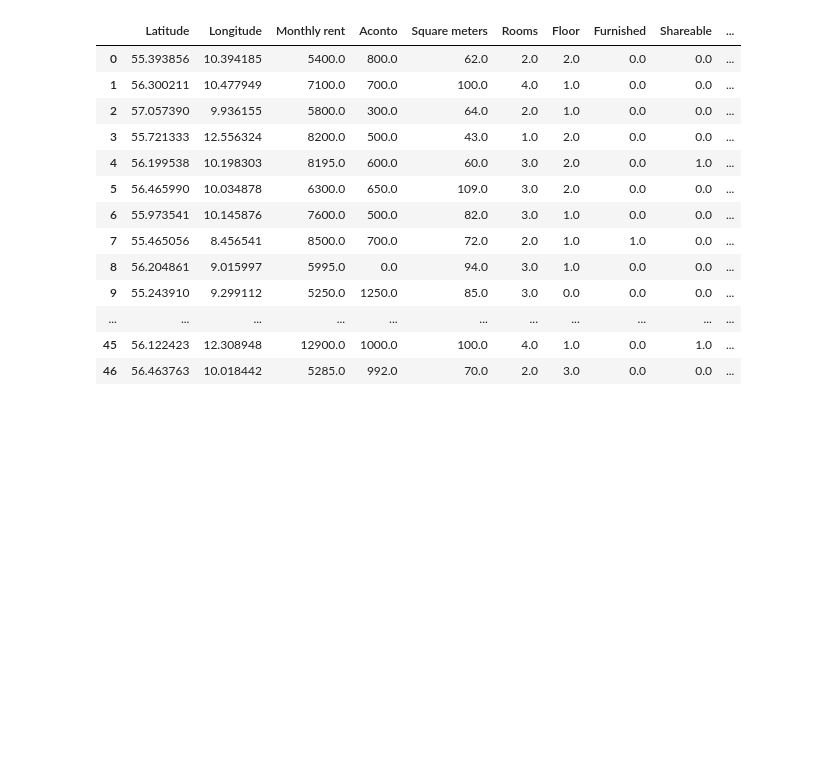
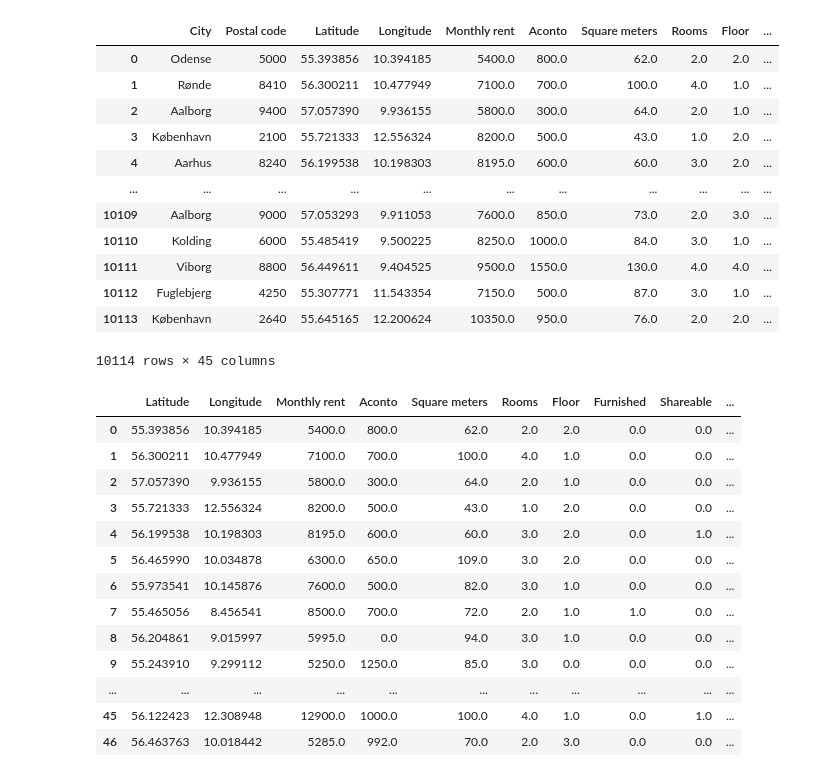
Before and after one commit to NicholasStampe/SocialDataScience, a Jupyter notebook: ExamProject/Data processing/Data_processing_dist.ipynb, the cells around one changed output. Drawn from its saved outputs; the diff is of its cells as text; code cells hidden in the pictures; blank space fills up the shorter version.

```diff
--- a/ExamProject/Data processing/Data_processing_dist.ipynb
+++ b/ExamProject/Data processing/Data_processing_dist.ipynb
@@ -21,43 +21,60 @@ distances_dict = {}
 coordinates_dict = {}
 
 # Loop through each unique type and calculate distances
 for obj_type in unique_types:
     # Filter df_geo to get only the specific type
     df_type = df_geo[df_geo['Type'] == obj_type]
 
     # Create a matrix of distances between apartments and objects of the specific type
     distances = cdist(df_rent[['Latitude', 'Longitude']], df_type[['Latitude', 'Longitude']])
 
     # Find the minimum distance for each apartment
     min_distances = np.min(distances, axis=1)
 
     # Find the index of the closest object for each apartment
     min_indices = np.argmin(distances, axis=1)
 
     # Get the corresponding coordinates for the closest object
     closest_coordinates = [(df_type.iloc[idx]['Latitude'], df_type.iloc[idx]['Longitude']) for idx in min_indices]
 
     # Store the closest coordinates in the coordinates dictionary with descriptive column names
     coordinates_dict[f"closest_{obj_type}_latitude"] = [coord[0] for coord in closest_coordinates]
     coordinates_dict[f"closest_{obj_type}_longitude"] = [coord[1] for coord in closest_coordinates]
 
-    # Calculate the distances using geodesic and store in distances_dict for all object types
-    distances_dict[f"distance_to_{obj_type}"] = [geodesic((apt_lat, apt_lon), (obj_lat, obj_lon)).kilometers
-                                                 for apt_lat, apt_lon, obj_lat, obj_lon
-                                                 in zip(df_rent['Latitude'], df_rent['Longitude'],
-                                                        df_coordinates[f"closest_{obj_type}_latitude"],
-                                                        df_coordinates[f"closest_{obj_type}_longitude"])]
-
 # Create a new dataframe to store the coordinates
 df_coordinates = pd.DataFrame(coordinates_dict)
 
-# Create a new dataframe to store the distances
-df_distances = pd.DataFrame(distances_dict)
+# Calculate the distances using geodesic and store in distances_dict for all object types
+for obj_type in unique_types:
+    df_coordinates[f"distance_to_{obj_type}"] = [
+        geodesic((apt_lat, apt_lon), (obj_lat, obj_lon)).kilometers
+        for apt_lat, apt_lon, obj_lat, obj_lon
+        in zip(df_rent['Latitude'], df_rent['Longitude'],
+               df_coordinates[f"closest_{obj_type}_latitude"],
+               df_coordinates[f"closest_{obj_type}_longitude"])
+    ]
 
 # Concatenate df_rent, df_coordinates, and df_distances
-df_result = pd.concat([df_rent, df_coordinates, df_distances], axis=1)
+df_result = pd.concat([df_rent, df_coordinates], axis=1)
+
+# Save df_result to csv
+df_result.to_csv("Map_Data.csv", index=False)
 
 df_result
+# %% [output]
+|  | City | Postal code | Latitude | Longitude | Monthly rent | Aconto | Square meters | Rooms | Floor | ... |
+| 0 | Odense | 5000 | 55.393856 | 10.394185 | 5400.0 | 800.0 | 62.0 | 2.0 | 2.0 | ... |
+| 1 | Rønde | 8410 | 56.300211 | 10.477949 | 7100.0 | 700.0 | 100.0 | 4.0 | 1.0 | ... |
+| 2 | Aalborg | 9400 | 57.057390 | 9.936155 | 5800.0 | 300.0 | 64.0 | 2.0 | 1.0 | ... |
+| 3 | København | 2100 | 55.721333 | 12.556324 | 8200.0 | 500.0 | 43.0 | 1.0 | 2.0 | ... |
+| 4 | Aarhus | 8240 | 56.199538 | 10.198303 | 8195.0 | 600.0 | 60.0 | 3.0 | 2.0 | ... |
+| ... | ... | ... | ... | ... | ... | ... | ... | ... | ... | ... |
+| 10109 | Aalborg | 9000 | 57.053293 | 9.911053 | 7600.0 | 850.0 | 73.0 | 2.0 | 3.0 | ... |
+| 10110 | Kolding | 6000 | 55.485419 | 9.500225 | 8250.0 | 1000.0 | 84.0 | 3.0 | 1.0 | ... |
+| 10111 | Viborg | 8800 | 56.449611 | 9.404525 | 9500.0 | 1550.0 | 130.0 | 4.0 | 4.0 | ... |
+| 10112 | Fuglebjerg | 4250 | 55.307771 | 11.543354 | 7150.0 | 500.0 | 87.0 | 3.0 | 1.0 | ... |
+| 10113 | København | 2640 | 55.645165 | 12.200624 | 10350.0 | 950.0 | 76.0 | 2.0 | 2.0 | ... |
+10114 rows × 45 columns
 # %%
 # Clean up the table:
 # Drop the columns with coordinates for the objects
```
Also changed, not shown: 1 other file.
